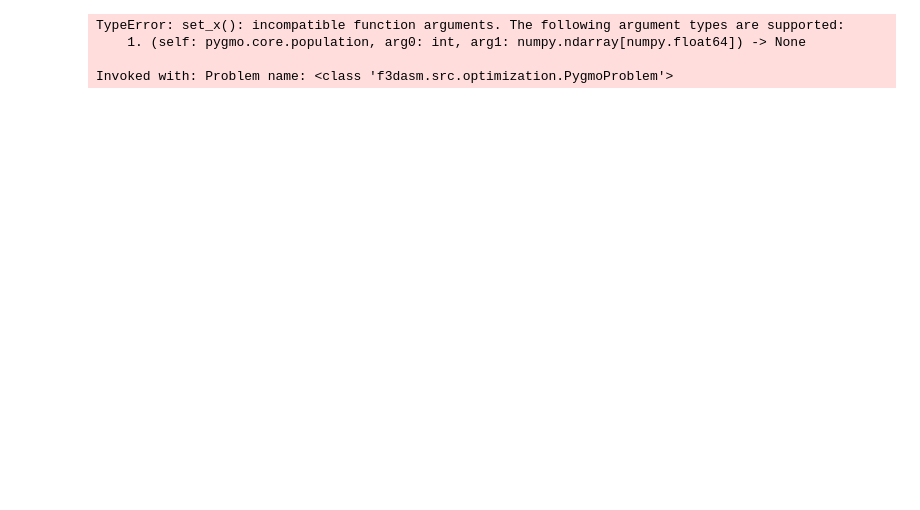
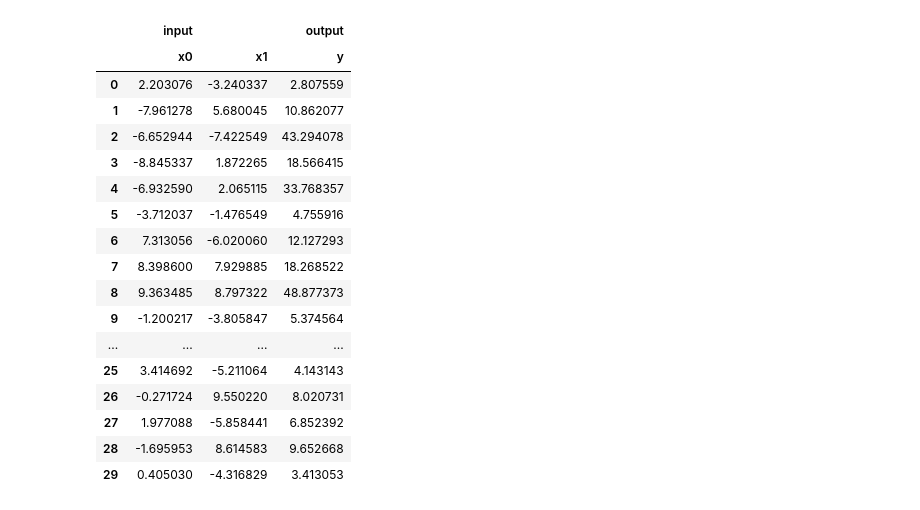
Before and after one commit to bessagroup/f3dasm, a Jupyter notebook: notebooks/pygmo.ipynb, the cells around one changed output. Saved outputs shown, nothing was run; the diff lists cells and outputs as text; code cells hidden in the pictures; blank space fills up the shorter version.

```diff
--- a/notebooks/pygmo.ipynb
+++ b/notebooks/pygmo.ipynb
@@ -13,8 +9,8 @@ from f3dasm.sampling.latinhypercube import LatinHypercube
 def make_nd_continuous_design(bounds: list, dimensions: int):
     input_space, output_space = [], []
     for dim in range(dimensions):
-        input_space.append(ContinuousSpace(name=f"x{dim}", lower_bound=bounds[0], upper_bound=bounds[1]))
+        input_space.append(ContinuousParameter(name=f"x{dim}", lower_bound=bounds[0], upper_bound=bounds[1]))
 
-    output_space.append(ContinuousSpace(name="y"))
+    output_space.append(ContinuousParameter(name="y"))
 
-    return DoE(input_space=input_space, output_space=output_space)
+    return DesignSpace(input_space=input_space, output_space=output_space)
@@ -40,0 +17,6 @@ design = make_nd_continuous_design(bounds=[-10.,10.], dimensions=dimensions)
+# %%
+seed = 42
+population = 30 # Population
+dimensions= 2
+
+iterations = 20
@@ -41,31 +29,27 @@ design = make_nd_continuous_design(bounds=[-10.,10.], dimensions=dimensions)
 # %%
 # algorithm = pg.algorithm(pg.cmaes(gen=1, memory=True, seed=42, force_bounds=True))
-algorithm = pg.algorithm(pg.cmaes(memory=True))
-levy = Schwefel(noise=True)
+sgd = PSO(data=data,seed=seed,population=population)
+levy = Levy(noise=False)
 
-prob = pg.problem(PygmoProblem(design=design, func=levy))
+# Evaluate the initial samples
+data.add_output(output=levy.eval(data),label="y")
+data.data
+# %% [output]
+|  | input |  | output |
+|  | x0 | x1 | y |
+| 0 | 2.203076 | -3.240337 | 2.807559 |
+| 1 | -7.961278 | 5.680045 | 10.862077 |
+| 2 | -6.652944 | -7.422549 | 43.294078 |
+| 3 | -8.845337 | 1.872265 | 18.566415 |
+| 4 | -6.932590 | 2.065115 | 33.768357 |
+| 5 | -3.712037 | -1.476549 | 4.755916 |
+| 6 | 7.313056 | -6.020060 | 12.127293 |
+| 7 | 8.398600 | 7.929885 | 18.268522 |
+| 8 | 9.363485 | 8.797322 | 48.877373 |
+| 9 | -1.200217 | -3.805847 | 5.374564 |
+| ... | ... | ... | ... |
+| 25 | 3.414692 | -5.211064 | 4.143143 |
+| 26 | -0.271724 | 9.550220 | 8.020731 |
+| 27 | 1.977088 | -5.858441 | 6.852392 |
+| 28 | -1.695953 | 8.614583 | 9.652668 |
+| 29 | 0.405030 | -4.316829 | 3.413053 |
-# %%
-pop = pg.population(prob, size = 30)
-
-
-# Sampler
-lhs_sampler = LatinHypercube(doe=design, seed=42)
-samples = lhs_sampler.get_samples(numsamples=30)
-samples
-
-d = Data(doe=design)
-d.add(samples)
-samples = d.get_input_data().to_numpy()
-
-y = levy.eval(samples)
-y
-
-d.add_output(output=y, label="y")
-d.data.to_numpy()
-
-pop.set_x(range(30),d.get_input_data().to_numpy, d.get_output_data().to_numpy())
-# %% [output]
-TypeError: set_x(): incompatible function arguments. The following argument types are supported:
-    1. (self: pygmo.core.population, arg0: int, arg1: numpy.ndarray[numpy.float64]) -> None
-
-Invoked with: Problem name: <class 'f3dasm.src.optimization.PygmoProblem'>
```
Also changed, not shown: parts of 17 cells of this notebook, 34 other files.
